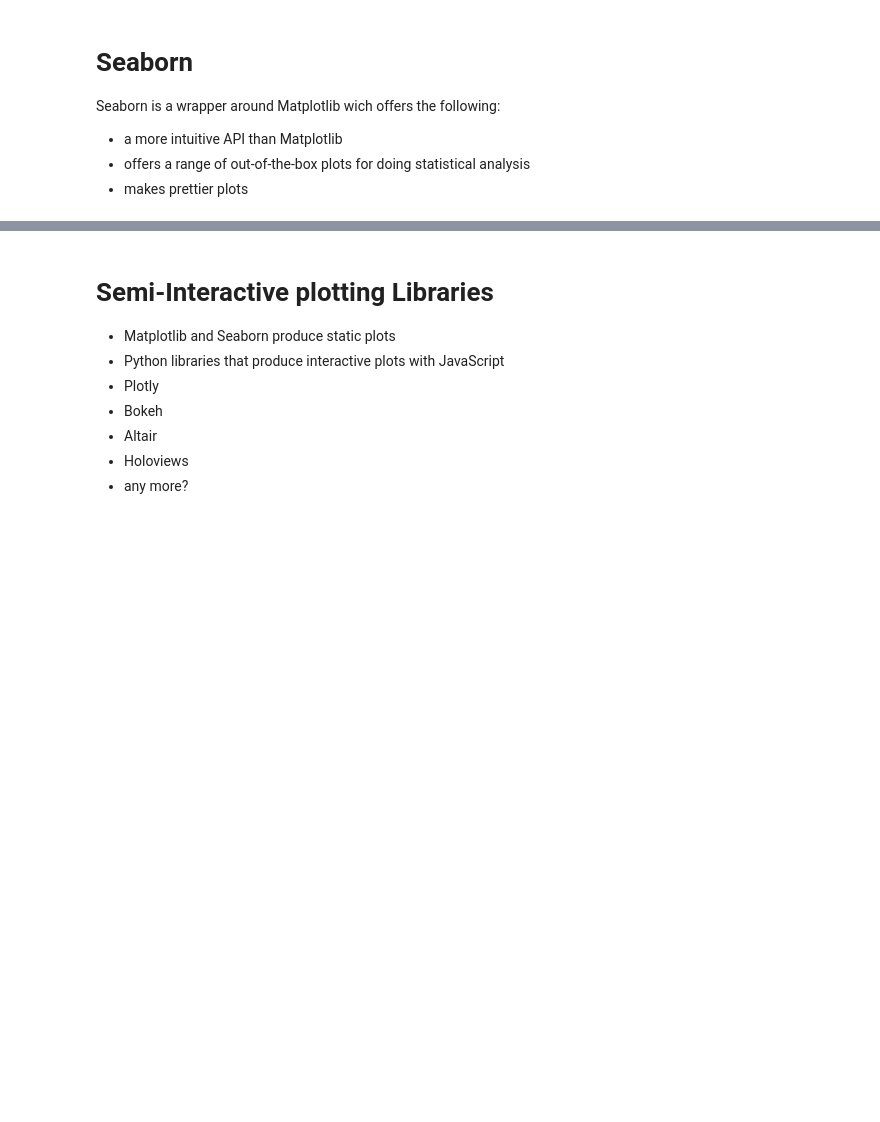
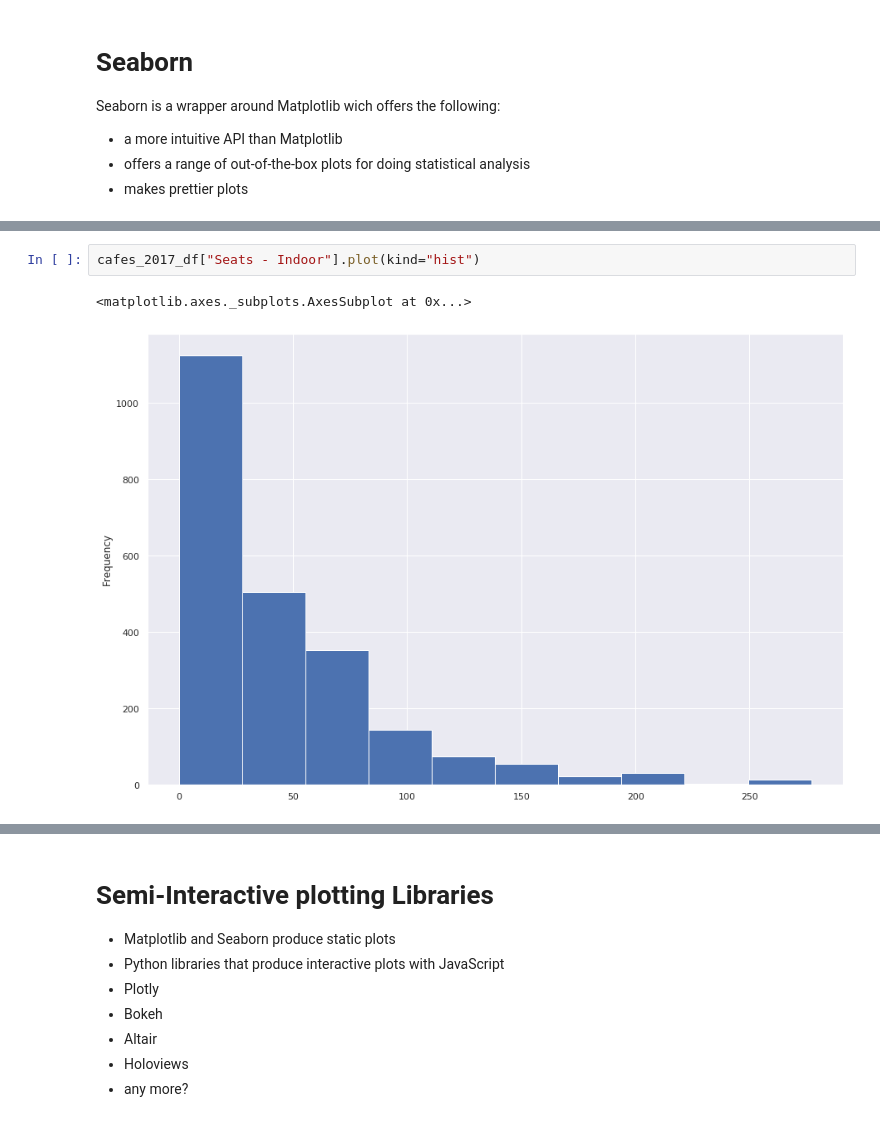
Before and after one commit to ned2/jupyter-viz, a Jupyter notebook: notebooks/explore.ipynb, the cells around one changed output, grey strips where cells are left out. Saved outputs shown, nothing was run; the diff lists cells and outputs as text; blank space fills up the shorter version.

```diff
--- a/notebooks/explore.ipynb
+++ b/notebooks/explore.ipynb
@@ -202,0 +216,5 @@ Text(0.5, 1.0, 'Venue counts by years')
+# %%
+cafes_2017_df["Seats - Indoor"].plot(kind="hist")
+# %% [output]
+<matplotlib.axes._subplots.AxesSubplot at 0x...>
+[figure, added]
```
Also changed, not shown: parts of 8 cells of this notebook.
